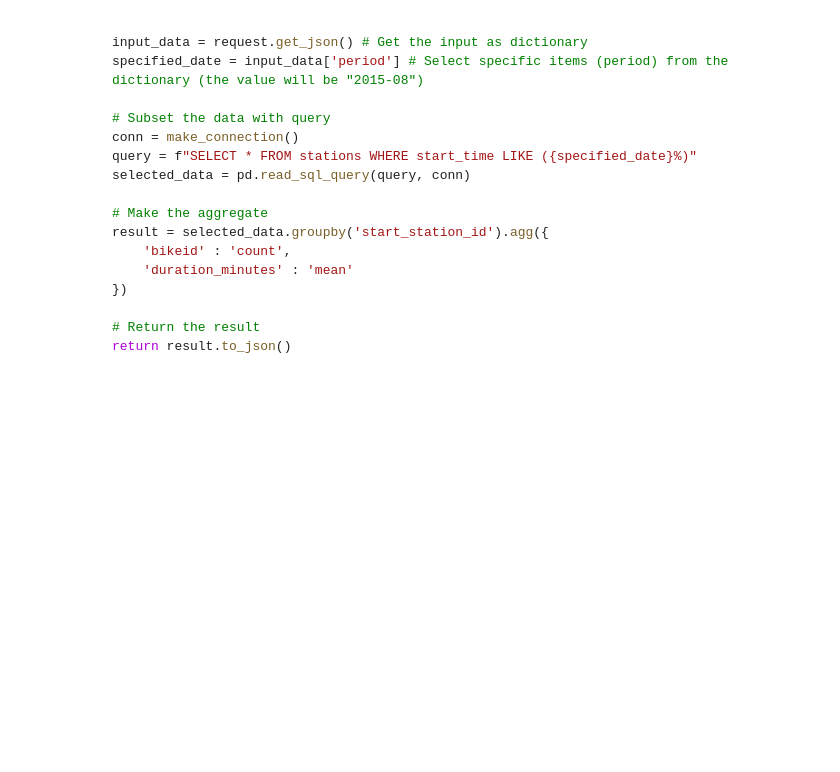
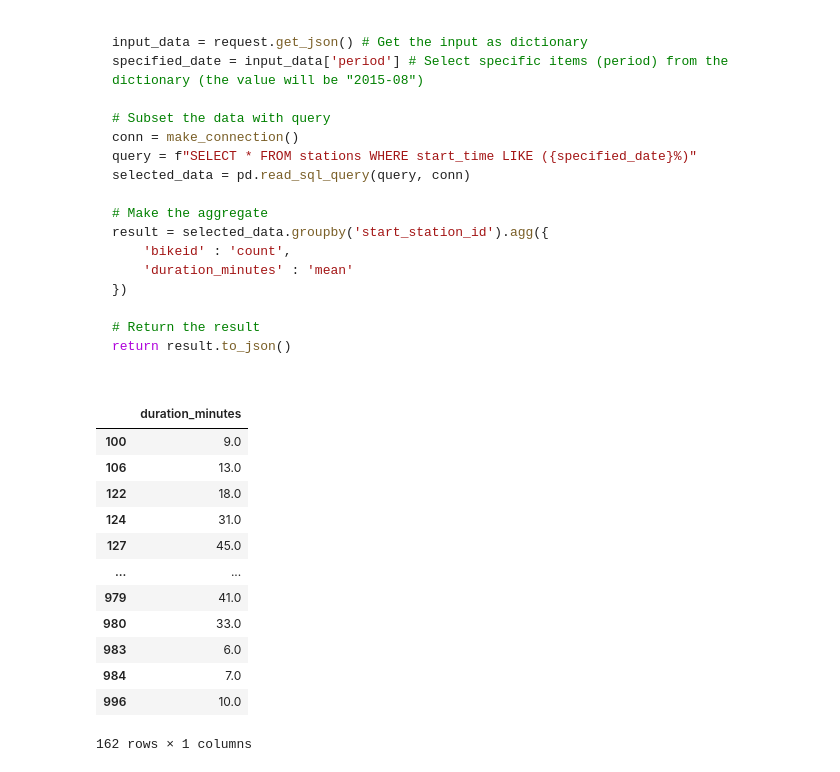
Before and after one commit to eldioel/da_capstone, a Jupyter notebook: BIkeshare API.ipynb, the cells around one changed output. Saved outputs shown, nothing was run; the diff lists cells and outputs as text; code cells hidden in the pictures; blank space fills up the shorter version.

````diff
--- a/BIkeshare API.ipynb
+++ b/BIkeshare API.ipynb
@@ -603,3 +599,26 @@ return result.to_json()
 ```
 # %%
 # Your Code Here
+data = {
+    "start_station_id" : 2502,
+    "year_month" : "2016-01"
+}
+# get bikeids that start from specific station in specific year_month
+url = "http://127.0.0.1:5000/trips/station_trend"
+res = requests.post(url, json=data)
+
+pd.DataFrame(res.json()) ##the index is bikeid
+# %% [output]
+|  | duration_minutes |
+| 100 | 9.0 |
+| 106 | 13.0 |
+| 122 | 18.0 |
+| 124 | 31.0 |
+| 127 | 45.0 |
+| ... | ... |
+| 979 | 41.0 |
+| 980 | 33.0 |
+| 983 | 6.0 |
+| 984 | 7.0 |
+| 996 | 10.0 |
+162 rows × 1 columns
````
Also changed, not shown: parts of 20 cells of this notebook, 1 other file.
